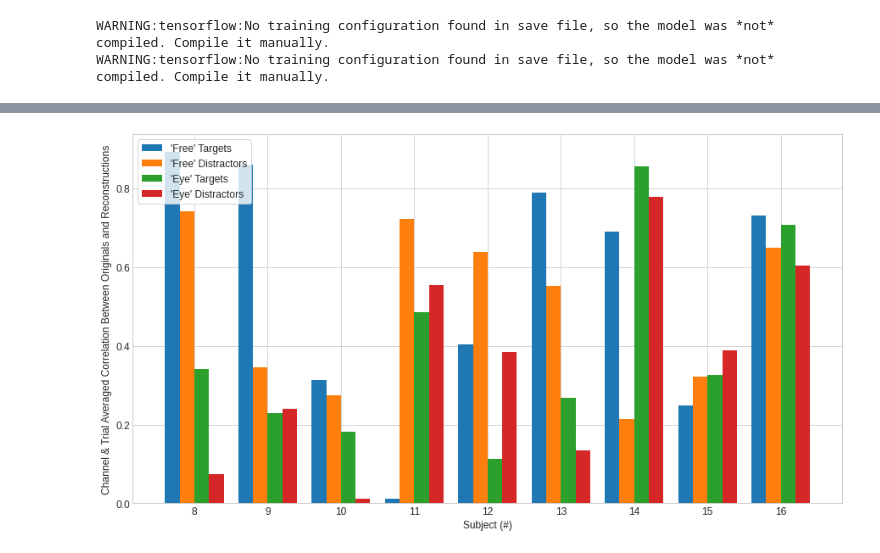
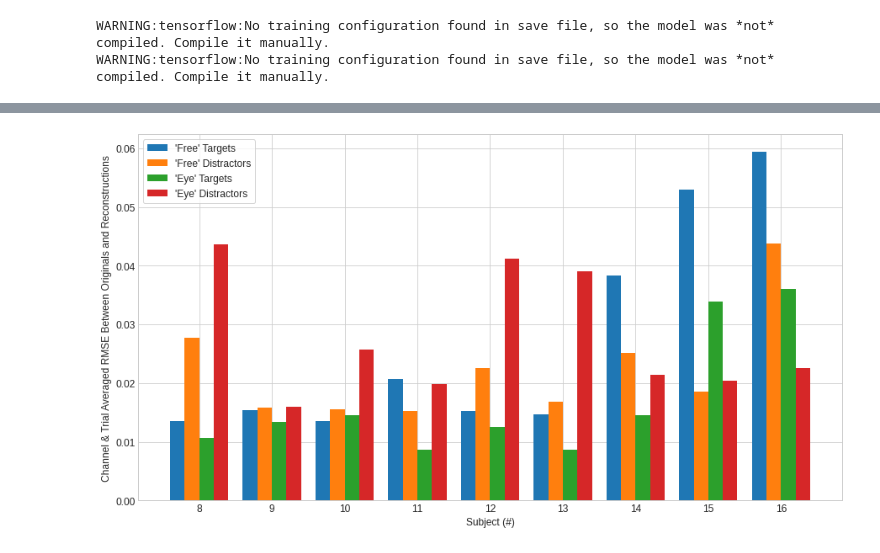
Before and after one commit to zainakh/bci-representation-learning, a Jupyter notebook: plot-eeg-reconstructions.ipynb, the cells around one changed output, grey strips where cells are left out. Cells and saved outputs as stored; diff of their text form; code cells hidden in the pictures.

```diff
--- a/plot-eeg-reconstructions.ipynb
+++ b/plot-eeg-reconstructions.ipynb
@@ -136,7 +177,7 @@ for i in range(len(eeg_free)):
     _, _, encoded = vae.encoder.predict(eeg_eye[i])
     eeg_eye_rec.append(vae.decoder.predict(encoded))
 # %%
-simplify = lambda a: np.mean(np.squeeze(a), axis=0)
+simplify = lambda a: np.squeeze(np.mean(a, axis=(0,1)))
 for i in range(len(eeg_free)):
     eeg_free[i] = simplify(eeg_free[i])
     eeg_eye[i] = simplify(eeg_eye[i])
@@ -145,12 +190,12 @@ for i in range(len(eeg_free)):
 # %%
-f = lambda x: np.min(x)
+filename = 'Standard Dev'
+f = lambda x: np.std(x)
 ef = [f(i) for i in eeg_free]
 efr = [f(i) for i in eeg_free_rec]
 ee = [f(i) for i in eeg_eye]
 eer = [f(i) for i in eeg_eye_rec]
 
 legend = ['Original \'Free\'', 'Reconstruction \'Free\'', 'Original \'Eye\'', 'Reconstruction \'Eye\'']
-ylabel = 'Channel & Trial Averaged Minimum Value'
-filename = 'min'
+ylabel = f'Channel & Trial Averaged {filename} Value'
 plot_subj_cond(range(8,17), [ef, efr, ee, eer], ylabel, legend, filename)
 # %% [output]
@@ -173,12 +212,0 @@ eeg_free_targ[0].shape
-# %%
-simplify = lambda a: np.mean(np.squeeze(a), axis=0)
-for i in range(len(eeg_free_targ)):
-    eeg_free_targ[i] = simplify(eeg_free_targ[i])
-    eeg_free_dist[i] = simplify(eeg_free_dist[i])
-    eeg_eye_targ[i] = simplify(eeg_eye_targ[i])
-    eeg_eye_dist[i] = simplify(eeg_eye_dist[i])
-
-    eeg_free_rec_targ[i] = simplify(eeg_free_rec_targ[i])
-    eeg_free_rec_dist[i] = simplify(eeg_free_rec_dist[i])
-    eeg_eye_rec_targ[i] = simplify(eeg_eye_rec_targ[i])
-    eeg_eye_rec_dist[i] = simplify(eeg_eye_rec_dist[i])
@@ -188,0 +224,4 @@ eeg_free_targ[0].shape
+# %%
+for i in eeg_free_dist:
+    print(i.shape)
+print(len(eeg_free_dist))
@@ -189,16 +239,17 @@ eeg_free_targ[0].shape
 # %%
-g = lambda x, y: np.abs(pearsonr(x, y)[0])
+filename = 'RMSE'
+#g = lambda x, y: pearsonr(x, y)[0]
+g = lambda x, y: np.sqrt(np.mean((x-y)**2))
 eft = [g(eeg_free_targ[i], eeg_free_rec_targ[i]) for i in range(len(eeg_free_targ))]
 efd = [g(eeg_free_dist[i], eeg_free_rec_dist[i]) for i in range(len(eeg_free_dist))]
 eet = [g(eeg_eye_targ[i], eeg_eye_rec_targ[i]) for i in range(len(eeg_eye_targ))]
 eed = [g(eeg_eye_dist[i], eeg_eye_rec_targ[i]) for i in range(len(eeg_eye_dist))]
 
 legend = ['\'Free\' Targets', '\'Free\' Distractors', '\'Eye\' Targets', '\'Eye\' Distractors']
-ylabel = 'Channel & Trial Averaged Correlation Between Originals and Reconstructions'
-filename = 'correl'
+ylabel = f'Channel & Trial Averaged {filename} Between Originals and Reconstructions'
 plot_subj_cond(range(8,17), [eft, efd, eet, eed], ylabel, legend, filename)
 # %% [output]
-[figure, old version]
+[figure, new version]
 # %%
 from sklearn import manifold
 
```
Also changed, not shown: parts of 46 cells of this notebook, 3 other files.
